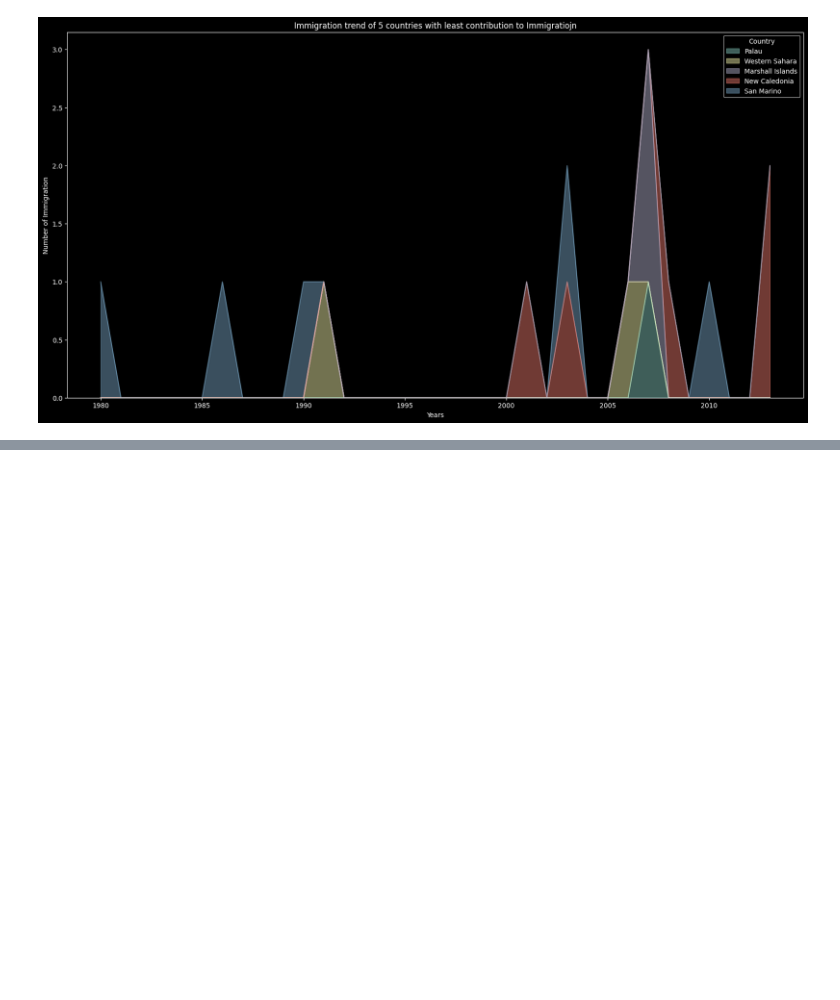
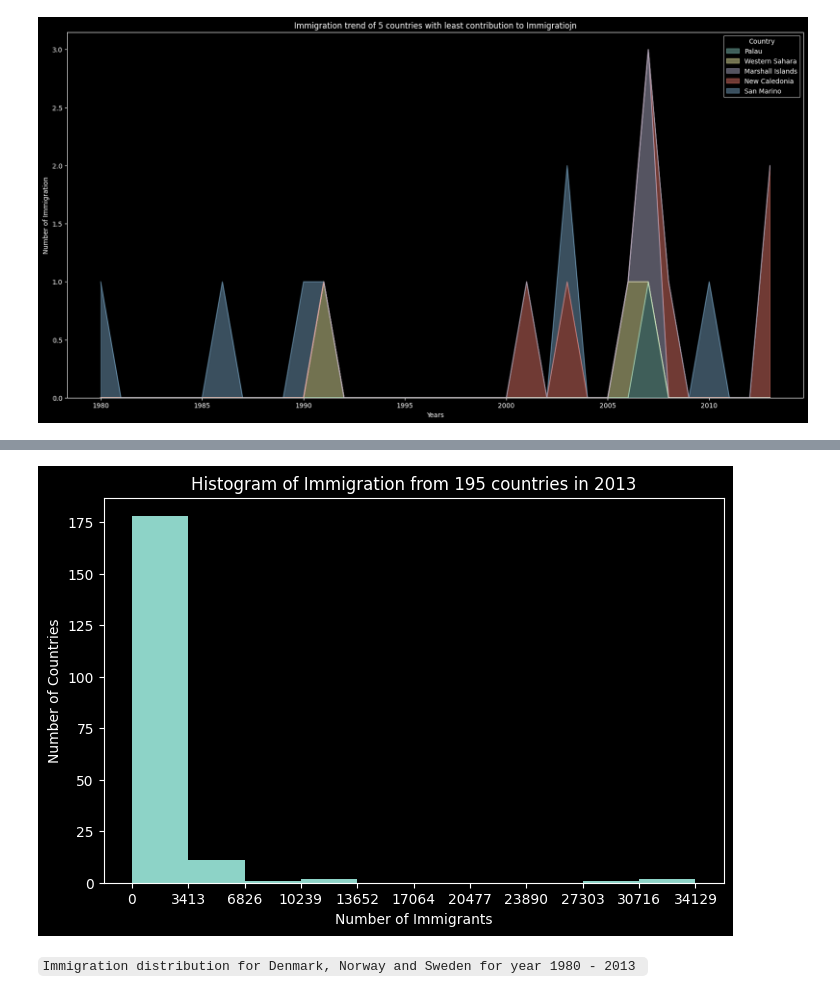
Before and after one commit to Mohwit/Data-Visualization, a Jupyter notebook: AreaPlot_Histogram_BarChart.ipynb, the cells around one changed output, grey strips where cells are left out. Cells and saved outputs as stored; diff of their text form; code cells hidden in the pictures; blank space fills up the shorter version.

````diff
--- a/AreaPlot_Histogram_BarChart.ipynb
+++ b/AreaPlot_Histogram_BarChart.ipynb
@@ -295,0 +310,6 @@ plt.show()
+# %%
+#np.histogram return two values
+count, bin_edges = np.histogram(df['2013'])
+
+print('Count:', count)
+print('Bin Edges:', bin_edges)
@@ -295,0 +334,19 @@ plt.show()
+# %%
+#to match x label to bin_edges, passing parameter xticks = bin edges
+#re-plotting with this parameter
+
+df['2013'].plot(
+    kind= 'hist',
+    figsize= (8, 5),
+    xticks = bin_edges
+)
+
+plt.title('Histogram of Immigration from 195 countries in 2013')
+plt.ylabel('Number of Countries')
+plt.xlabel('Number of Immigrants')
+
+plt.show()
+# %% [output]
+[figure, added]
+# %% [markdown]
+```Immigration distribution for Denmark, Norway and Sweden for year 1980 - 2013 ```
````
Also changed, not shown: parts of 12 cells of this notebook.
